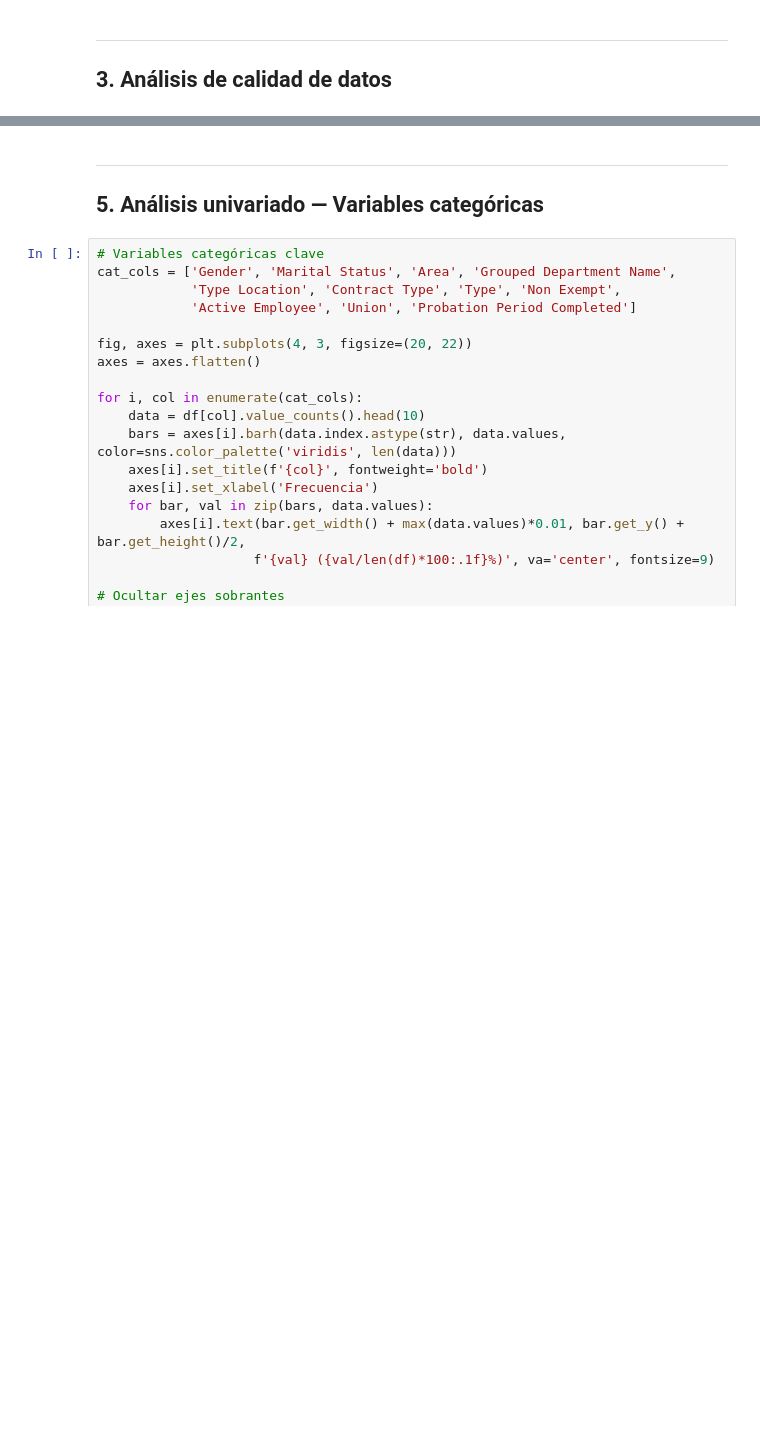
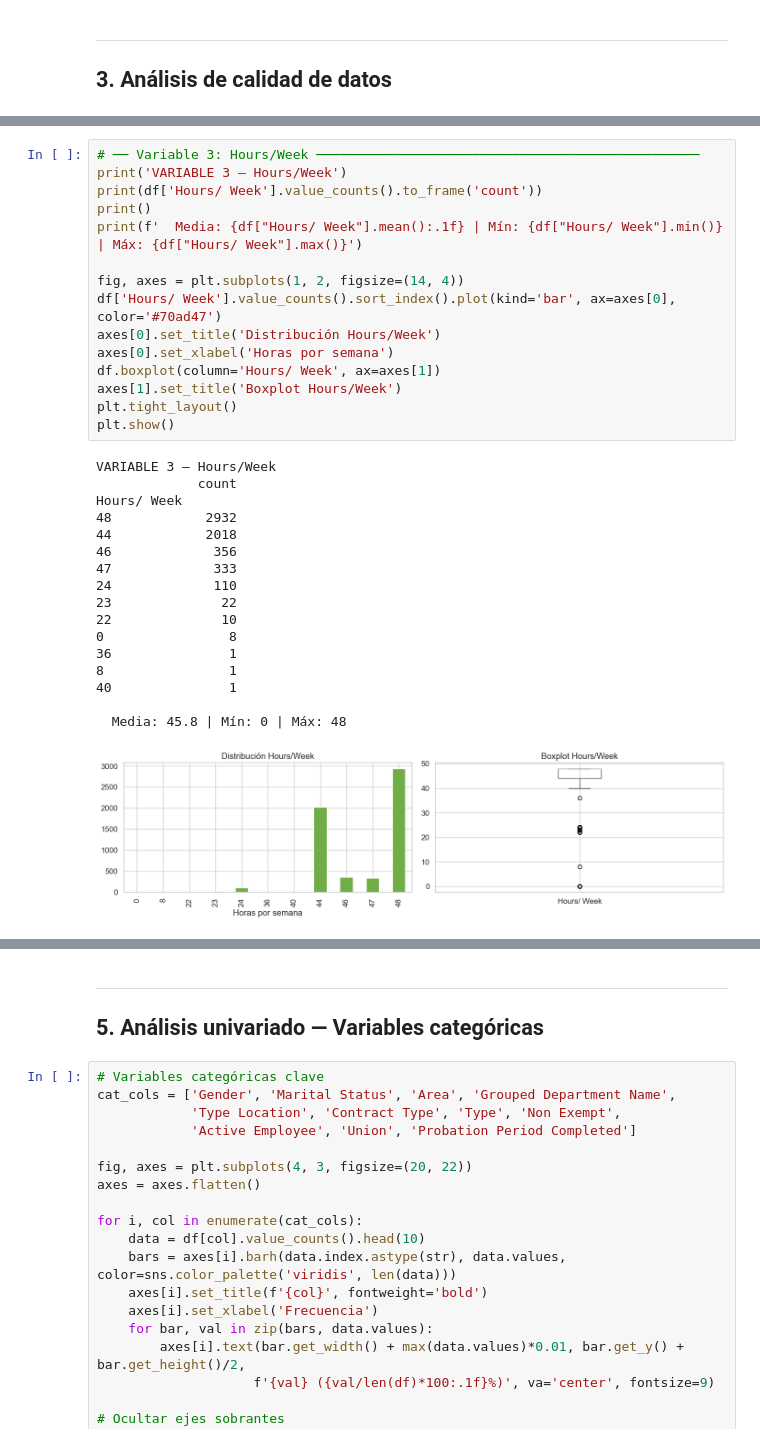
Before and after one commit to karenduque0411/tesis_maestria, a Jupyter notebook: notebooks/00-eda.ipynb, the cells around one changed output, grey strips where cells are left out. Cells and saved outputs as stored; diff of their text form; blank space fills up the shorter version.

Commit message:
Analisis por variables

```diff
--- a/notebooks/00-eda.ipynb
+++ b/notebooks/00-eda.ipynb
@@ -274,0 +221,33 @@ CARDINALIDAD POR COLUMNA
+# %%
+# ── Variable 3: Hours/Week ─────────────────────────────────────────────────
+print('VARIABLE 3 — Hours/Week')
+print(df['Hours/ Week'].value_counts().to_frame('count'))
+print()
+print(f'  Media: {df["Hours/ Week"].mean():.1f} | Mín: {df["Hours/ Week"].min()} | Máx: {df["Hours/ Week"].max()}')
+
+fig, axes = plt.subplots(1, 2, figsize=(14, 4))
+df['Hours/ Week'].value_counts().sort_index().plot(kind='bar', ax=axes[0], color='#70ad47')
+axes[0].set_title('Distribución Hours/Week')
+axes[0].set_xlabel('Horas por semana')
+df.boxplot(column='Hours/ Week', ax=axes[1])
+axes[1].set_title('Boxplot Hours/Week')
+plt.tight_layout()
+plt.show()
+# %% [output]
+VARIABLE 3 — Hours/Week
+             count
+Hours/ Week
+48            2932
+44            2018
+46             356
+47             333
+24             110
+23              22
+22              10
+0                8
+36               1
+8                1
+40               1
+
+  Media: 45.8 | Mín: 0 | Máx: 48
+[figure, added]
```
Also changed, not shown: parts of 52 cells of this notebook, 1 other file.
